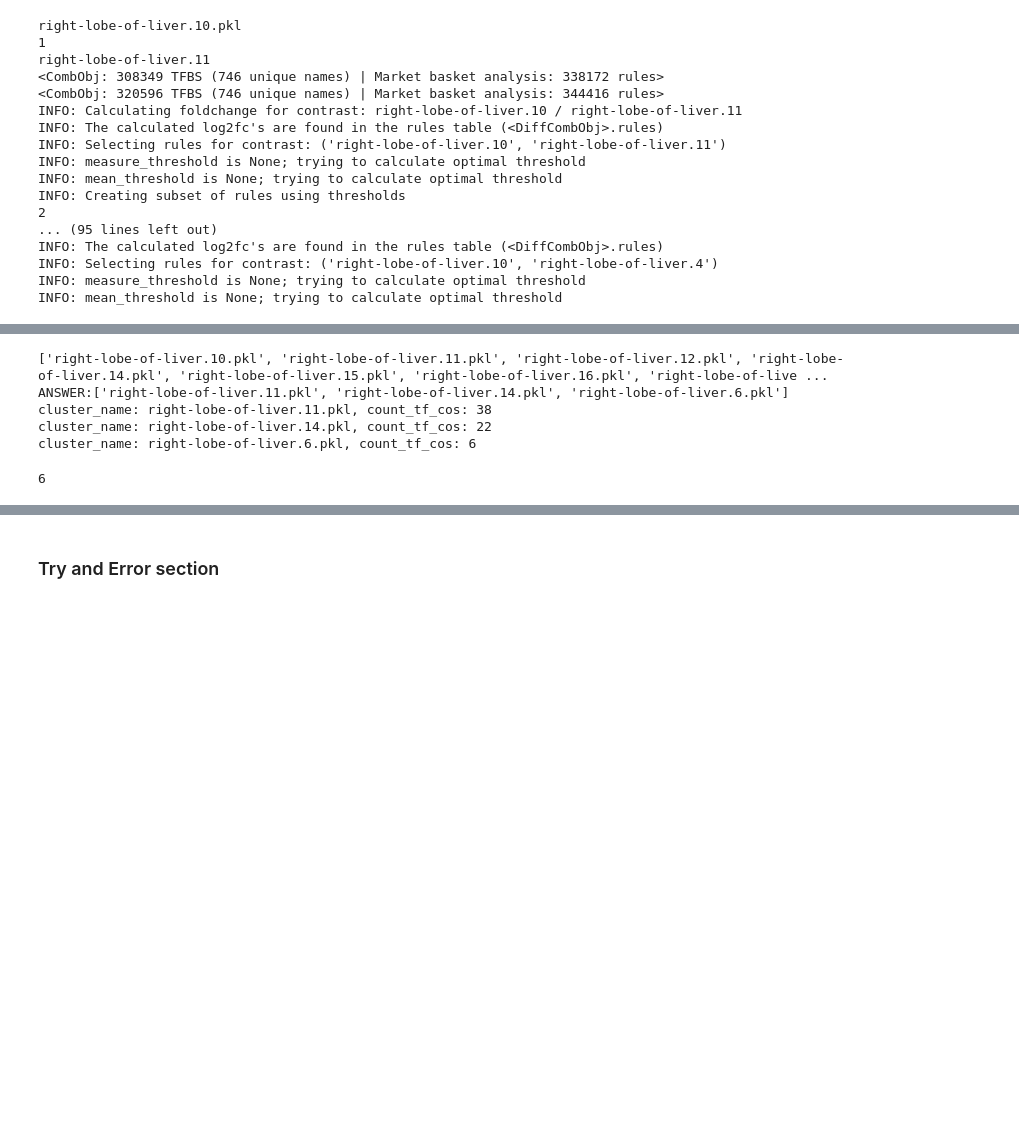
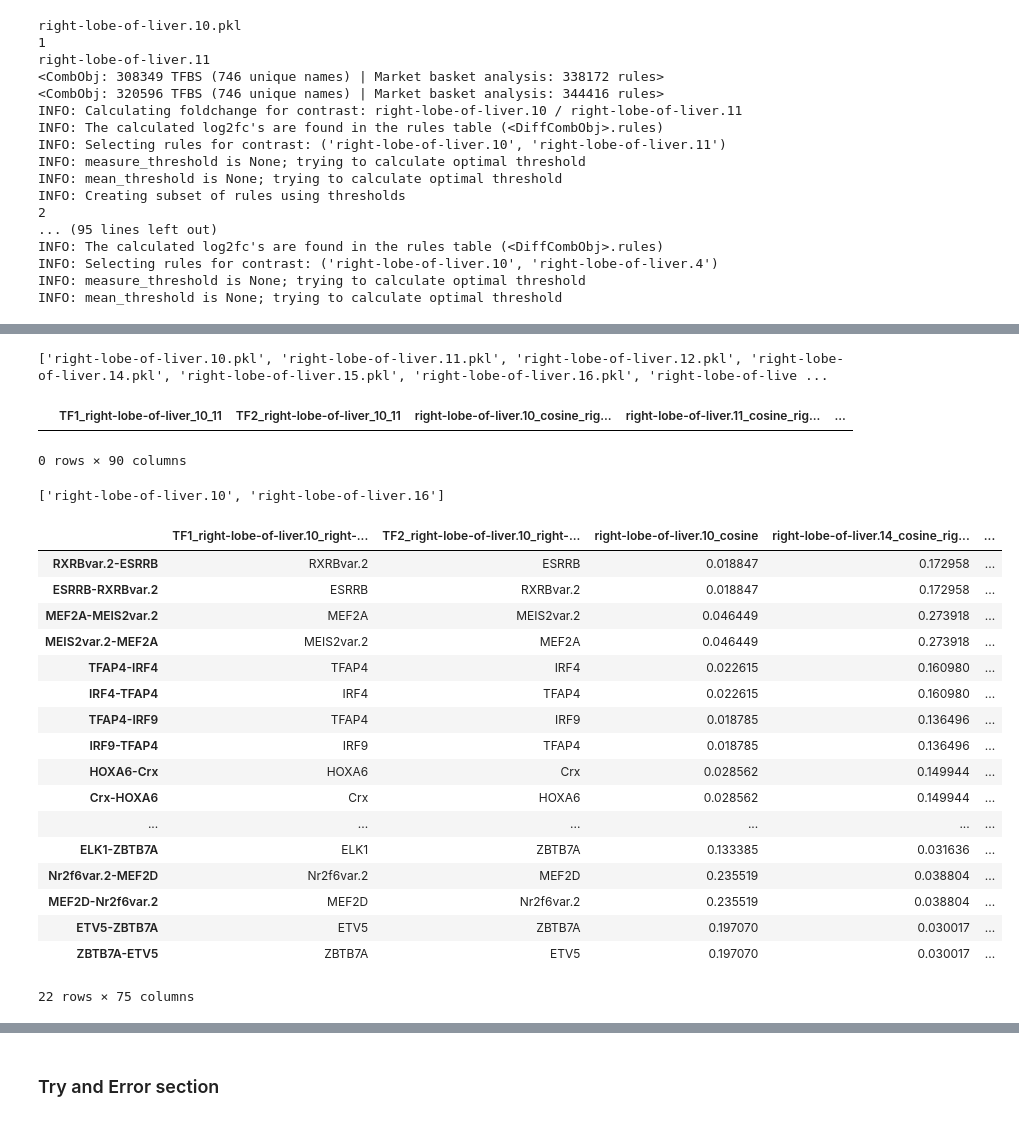
Before and after one commit to loosolab/Datenanalyse-2021, a Jupyter notebook: wp6/analyse/wp2_tf_cooccurences.ipynb, the cells around one changed output, grey strips where cells are left out. Cells and saved outputs as stored; diff of their text form; code cells hidden in the pictures; blank space fills up the shorter version.

```diff
--- a/wp6/analyse/wp2_tf_cooccurences.ipynb
+++ b/wp6/analyse/wp2_tf_cooccurences.ipynb
@@ -214,27 +270,64 @@ right-lobe-of-liver.8
 # %%
 answer_file_names=read_in_file_names_of_folder(rel_path=answers_path)
 print(answer_file_names)
-cluster_with_unique_tfs = []
+cluster_dfs = []
+df = None
 for name in answer_file_names:
+    df = pd.read_pickle(f"{answers_path}{name}")
+    cluster_dfs.append(name)
+    df = df
 
-    df = pd.read_pickle(f"{answers_path}{name}")
-    if df.size > 0:
-        cluster_with_unique_tfs.append(name)
-print(f"ANSWER:{cluster_with_unique_tfs}")
+    #df.groupby(['class', 'value']).count()
+    break;
+filter_columns = list(filter(lambda x: 'log2fc_class' in x , df.columns))
+#len(filter_columns)
+filtered_df = df[df[filter_columns].notna().all(1)] #
+filtered_df
+#df3.iloc[:, 2:3]
+#df = pd.read_pickle(f"{answers_path}right-lobe-of-liver.6.pkl")
+#df = pd.read_pickle(f"{differential_analysis_selection_path}{right-lobe-of-liver.6.pkl}")
 
-for cluster in cluster_with_unique_tfs:
-    df = pd.read_pickle(f"{answers_path}{cluster}")
-    print(f"cluster_name: {cluster}, count_tf_cos: {df.shape[0]}")
 
-df = pd.read_pickle(f"{answers_path}right-lobe-of-liver.6.pkl")
-df.shape[0]
-#print(pd.read_pickle(f"{answers_path}right-lobe-of-liver.6.pkl").size)
-#print(pd.read_pickle(f"{answers_path}right-lobe-of-liver.11.pkl").size)
-#print(pd.read_pickle(f"{answers_path}right-lobe-of-liver.14.pkl").size)
+#original = CombObj().from_pickle(f"{main_analysis_path}right-lobe-of-liver.6.pkl")
+#original.rules.loc[df.index]
 # %% [output]
 ['right-lobe-of-liver.10.pkl', 'right-lobe-of-liver.11.pkl', 'right-lobe-of-liver.12.pkl', 'right-lobe-of-liver.14.pkl', 'right-lobe-of-liver.15.pkl', 'right-lobe-of-liver.16.pkl', 'right-lobe-of-live ...
-ANSWER:['right-lobe-of-liver.11.pkl', 'right-lobe-of-liver.14.pkl', 'right-lobe-of-liver.6.pkl']
-cluster_name: right-lobe-of-liver.11.pkl, count_tf_cos: 38
-cluster_name: right-lobe-of-liver.14.pkl, count_tf_cos: 22
-cluster_name: right-lobe-of-liver.6.pkl, count_tf_cos: 6
+|  | TF1_right-lobe-of-liver_10_11 | TF2_right-lobe-of-liver_10_11 | right-lobe-of-liver.10_cosine_rig... | right-lobe-of-liver.11_cosine_rig... | ... |
-6
+0 rows × 90 columns
+# %%
+df = pd.read_pickle(f"{answers_path}right-lobe-of-liver.6.pkl")
+selection = DiffCombObj().from_pickle(f"{differential_analysis_selection_path}right-lobe-of-liver.10__right-lobe-of-liver.16.pkl")
+selection_orig = DiffCombObj().from_pickle(f"{differential_analysis_path}right-lobe-of-liver.10__right-lobe-of-liver.16.pkl")
+selection_orig
+selection
+
+original = CombObj().from_pickle(f"{main_analysis_path}right-lobe-of-liver.6.pkl")
+original.rules.loc[df.index]
+selection.prefixes
+# %% [output]
+['right-lobe-of-liver.10', 'right-lobe-of-liver.16']
+# %%
+df_6 = pd.read_pickle(f"{answers_path}right-lobe-of-liver.6.pkl")
+df_11 = pd.read_pickle(f"{answers_path}right-lobe-of-liver.11.pkl")
+df_14 = pd.read_pickle(f"{answers_path}right-lobe-of-liver.14.pkl")
+0.172958
+df_14
+# %% [output]
+|  | TF1_right-lobe-of-liver.10_right-... | TF2_right-lobe-of-liver.10_right-... | right-lobe-of-liver.10_cosine | right-lobe-of-liver.14_cosine_rig... | ... |
+| RXRBvar.2-ESRRB | RXRBvar.2 | ESRRB | 0.018847 | 0.172958 | ... |
+| ESRRB-RXRBvar.2 | ESRRB | RXRBvar.2 | 0.018847 | 0.172958 | ... |
+| MEF2A-MEIS2var.2 | MEF2A | MEIS2var.2 | 0.046449 | 0.273918 | ... |
+| MEIS2var.2-MEF2A | MEIS2var.2 | MEF2A | 0.046449 | 0.273918 | ... |
+| TFAP4-IRF4 | TFAP4 | IRF4 | 0.022615 | 0.160980 | ... |
+| IRF4-TFAP4 | IRF4 | TFAP4 | 0.022615 | 0.160980 | ... |
+| TFAP4-IRF9 | TFAP4 | IRF9 | 0.018785 | 0.136496 | ... |
+| IRF9-TFAP4 | IRF9 | TFAP4 | 0.018785 | 0.136496 | ... |
+| HOXA6-Crx | HOXA6 | Crx | 0.028562 | 0.149944 | ... |
+| Crx-HOXA6 | Crx | HOXA6 | 0.028562 | 0.149944 | ... |
+| ... | ... | ... | ... | ... | ... |
+| ELK1-ZBTB7A | ELK1 | ZBTB7A | 0.133385 | 0.031636 | ... |
+| Nr2f6var.2-MEF2D | Nr2f6var.2 | MEF2D | 0.235519 | 0.038804 | ... |
+| MEF2D-Nr2f6var.2 | MEF2D | Nr2f6var.2 | 0.235519 | 0.038804 | ... |
+| ETV5-ZBTB7A | ETV5 | ZBTB7A | 0.197070 | 0.030017 | ... |
+| ZBTB7A-ETV5 | ZBTB7A | ETV5 | 0.197070 | 0.030017 | ... |
+22 rows × 75 columns
```
Also changed, not shown: parts of 17 cells of this notebook.
